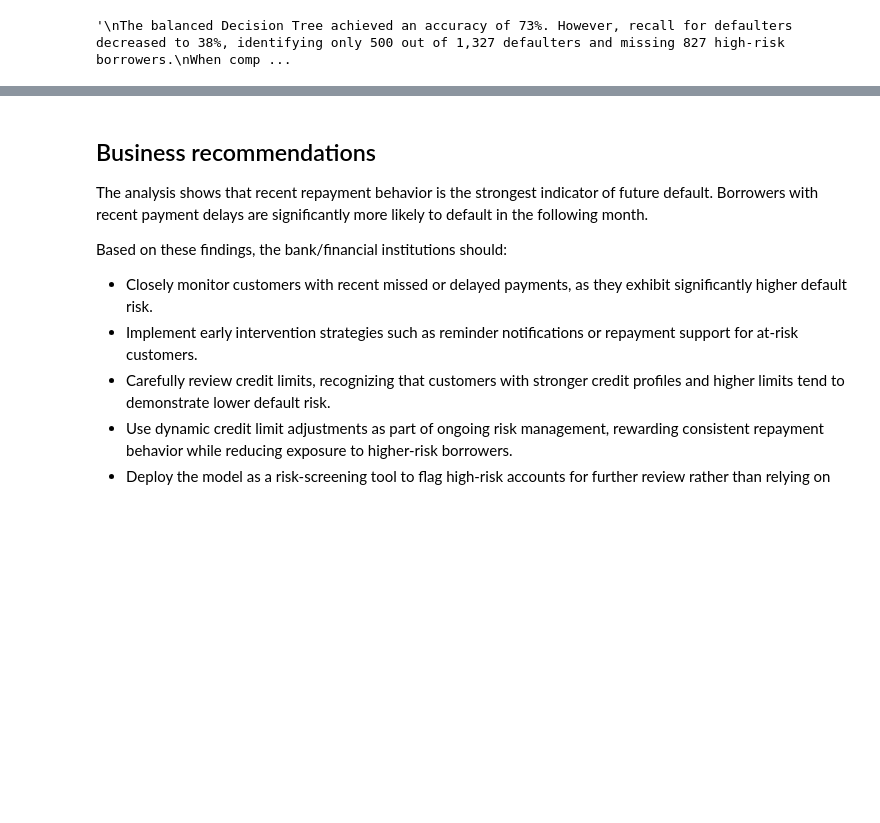
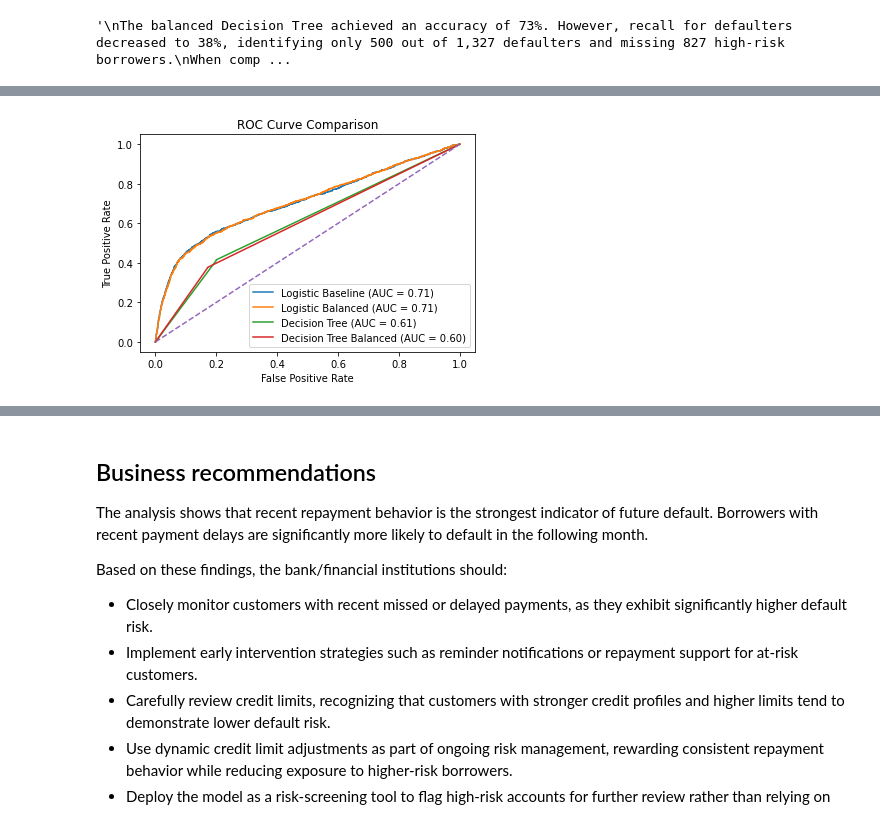
Before and after one commit to Aby-12/Credit-default-prediction-project, a Jupyter notebook: notebook.ipynb, the cells around one changed output, grey strips where cells are left out. Cells and saved outputs as stored; diff of their text form; code cells hidden in the pictures; blank space fills up the shorter version.

```diff
--- a/notebook.ipynb
+++ b/notebook.ipynb
@@ -753,0 +753,33 @@ plt.show()
+# %%
+## 2. ROC AUC curve
+"""
+The ROC curve evaluates how well each model distinguishes between defaulters and non-defaulters.
+Both logistic regression models achieved the highest AUC (0.71), outperforming the decision tree models (0.60–0.61). This indicates stronger overall predictive performance.
+"""
+
+from sklearn.metrics import roc_curve, roc_auc_score
+import matplotlib.pyplot as plt
+
+models = {
+    "Logistic Baseline": log_reg,
+    "Logistic Balanced": log_reg_balanced,
+    "Decision Tree": dt,
+    "Decision Tree Balanced": dt_balanced
+}
+
+plt.figure()
+
+for name, model in models.items():
+    y_prob = model.predict_proba(X_test_scaled if "Logistic" in name else X_test)[:,1]
+    fpr, tpr, _ = roc_curve(y_test, y_prob)
+    auc = roc_auc_score(y_test, y_prob)
+    plt.plot(fpr, tpr, label=f"{name} (AUC = {auc:.2f})")
+
+plt.plot([0,1], [0,1], linestyle='--')
+plt.xlabel("False Positive Rate")
+plt.ylabel("True Positive Rate")
+plt.title("ROC Curve Comparison")
+plt.legend()
+plt.show()
+# %% [output]
+[figure, added]
```
Also changed, not shown: parts of 21 cells of this notebook, 1 other file.
